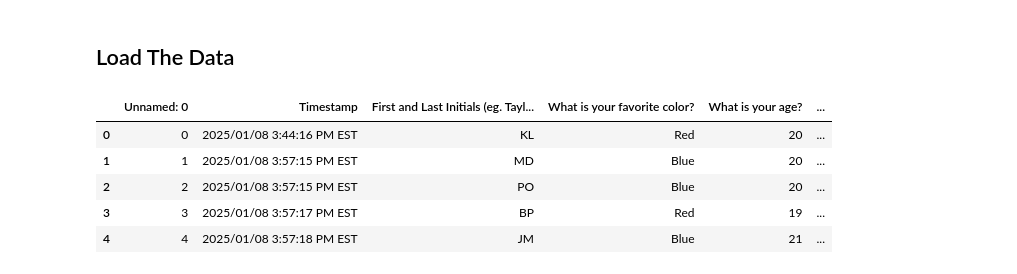
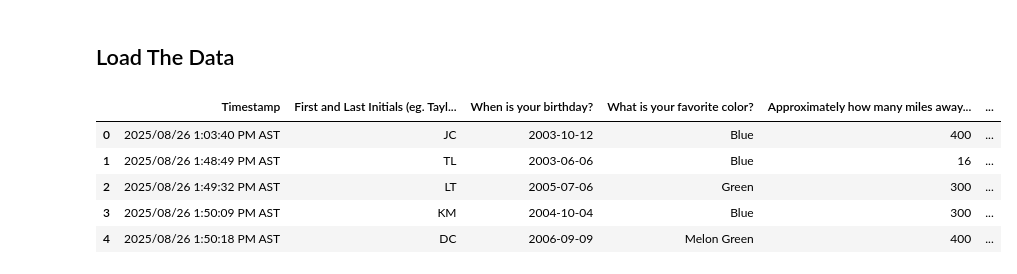
Before and after one commit to tayweid/tayweid.github.io, a Jupyter notebook: econ-0150/concepts/concept-0/Concept_0_Demo.ipynb, the cells around one changed output. Cells and saved outputs as stored; diff of their text form; code cells hidden in the pictures.

```diff
--- a/econ-0150/concepts/concept-0/Concept_0_Demo.ipynb
+++ b/econ-0150/concepts/concept-0/Concept_0_Demo.ipynb
@@ -6,17 +6,19 @@ Let's get to know the class!
 import pandas as pd
 import seaborn as sns
 import matplotlib.pyplot as plt
+import numpy as np
 
-file_path = 'https://tayweid.github.io/econ-0150/concepts/concept-0/data/'
+#file_path = 'https://tayweid.github.io/econ-0150/concepts/concept-0/data/'
+file_path = 'data/'
 # %% [markdown]
 ## Load The Data
 # %%
-data = pd.read_csv(file_path + 'Part_0_Survey.csv')
+data = pd.read_csv(file_path + 'Fall_2025_Survey.csv')
 data.head()
 # %% [output]
-|  | Unnamed: 0 | Timestamp | First and Last Initials (eg. Tayl... | What is your favorite color? | What is your age? | ... |
-| 0 | 0 | 2025/01/08 3:44:16 PM EST | KL | Red | 20 | ... |
-| 1 | 1 | 2025/01/08 3:57:15 PM EST | MD | Blue | 20 | ... |
-| 2 | 2 | 2025/01/08 3:57:15 PM EST | PO | Blue | 20 | ... |
-| 3 | 3 | 2025/01/08 3:57:17 PM EST | BP | Red | 19 | ... |
-| 4 | 4 | 2025/01/08 3:57:18 PM EST | JM | Blue | 21 | ... |
+|  | Timestamp | First and Last Initials (eg. Tayl... | When is your birthday? | What is your favorite color? | Approximately how many miles away... | ... |
+| 0 | 2025/08/26 1:03:40 PM AST | JC | 2003-10-12 | Blue | 400 | ... |
+| 1 | 2025/08/26 1:48:49 PM AST | TL | 2003-06-06 | Blue | 16 | ... |
+| 2 | 2025/08/26 1:49:32 PM AST | LT | 2005-07-06 | Green | 300 | ... |
+| 3 | 2025/08/26 1:50:09 PM AST | KM | 2004-10-04 | Blue | 300 | ... |
+| 4 | 2025/08/26 1:50:18 PM AST | DC | 2006-09-09 | Melon Green | 400 | ... |
```
Also changed, not shown: parts of 30 cells of this notebook, 30 other files.
